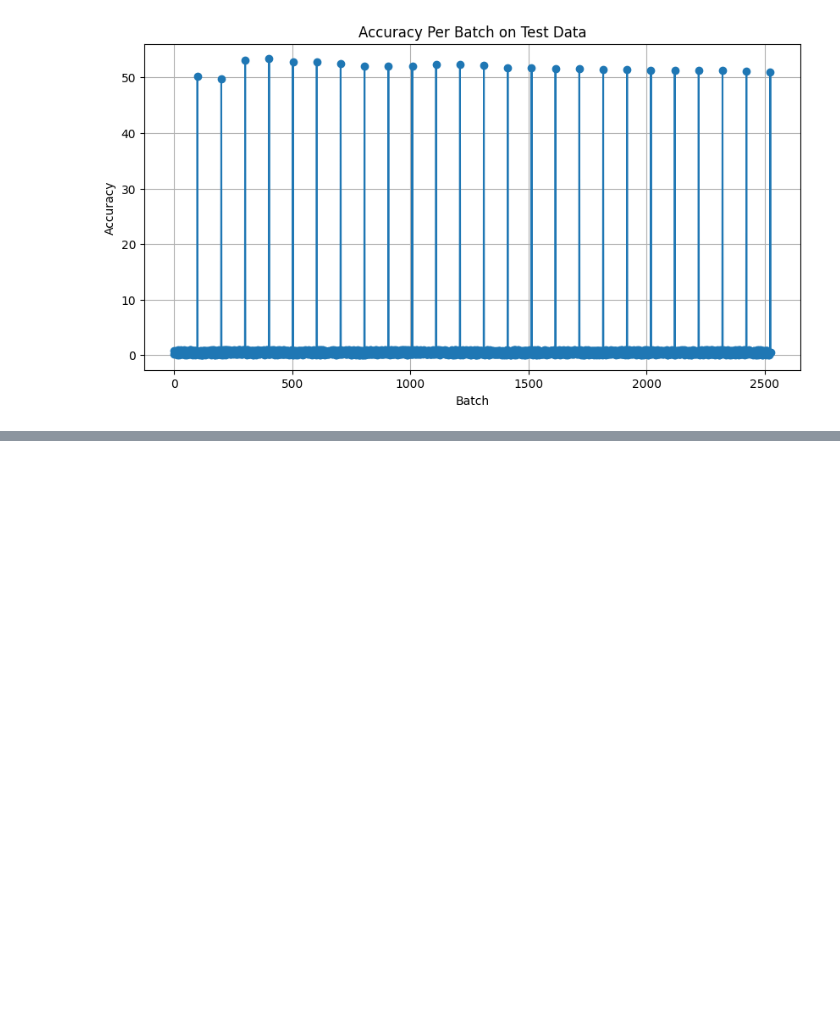
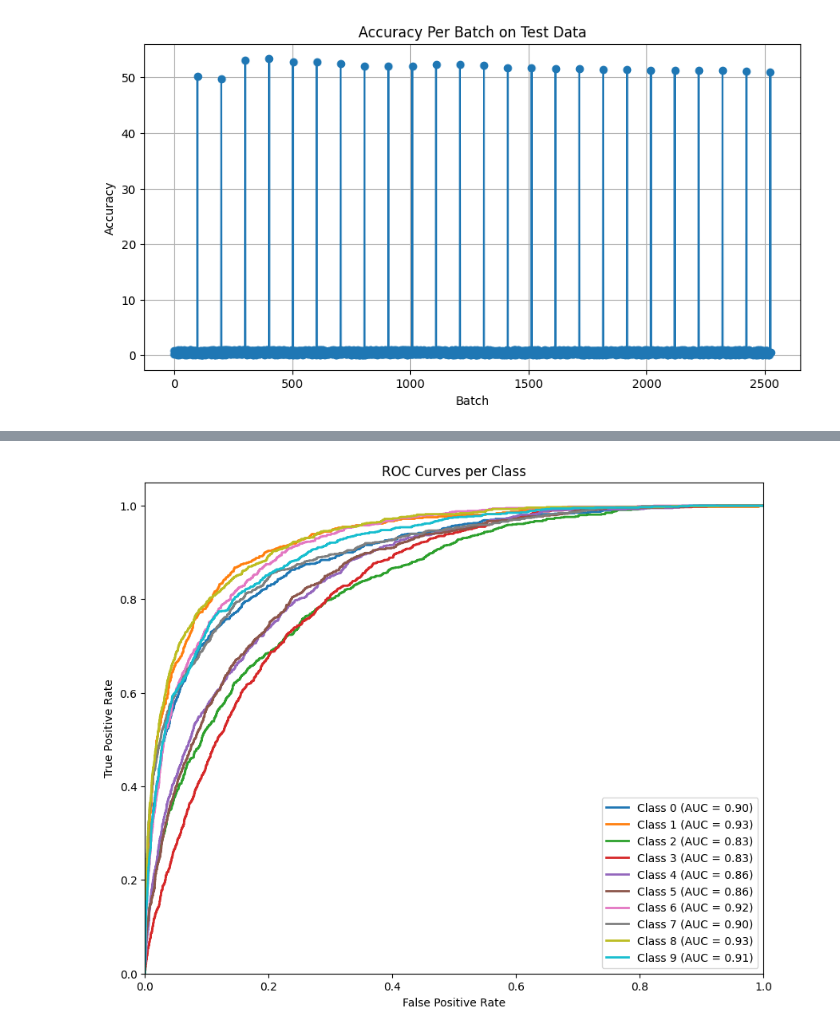
Before and after one commit to ancilcleetus/Foundations-of-Deep-Learning, a Jupyter notebook: 02-Convolutional-Neural-Networks/01_SimpleNN_pytorch.ipynb, the cells around one changed output, grey strips where cells are left out. Cells and saved outputs as stored; diff of their text form; code cells hidden in the pictures; blank space fills up the shorter version.

```diff
--- a/02-Convolutional-Neural-Networks/01_SimpleNN_pytorch.ipynb
+++ b/02-Convolutional-Neural-Networks/01_SimpleNN_pytorch.ipynb
@@ -207,0 +336,23 @@ plt.show()
+# %%
+# Receiver Operating Characteristic (ROC) Curves per Class
+fpr = dict()
+tpr = dict()
+roc_auc = dict()
+
+for class_idx in range(len(target_names)):
+    fpr[class_idx], tpr[class_idx], _ = roc_curve(true_labels == class_idx, predicted_probs[:, class_idx])
+    roc_auc[class_idx] = auc(fpr[class_idx], tpr[class_idx])
+
+# Plot ROC curves for each class
+plt.figure(figsize=(10, 8))
+for class_idx in range(len(target_names)):
+    plt.plot(fpr[class_idx], tpr[class_idx], lw=2, label=f'Class {class_idx} (AUC = {roc_auc[class_idx]:.2f})')
+plt.xlim([0.0, 1.0])
+plt.ylim([0.0, 1.05])
+plt.xlabel('False Positive Rate')
+plt.ylabel('True Positive Rate')
+plt.title('ROC Curves per Class')
+plt.legend(loc="lower right")
+plt.show()
+# %% [output]
+[figure, added]
```
Also changed, not shown: parts of 9 cells of this notebook.
